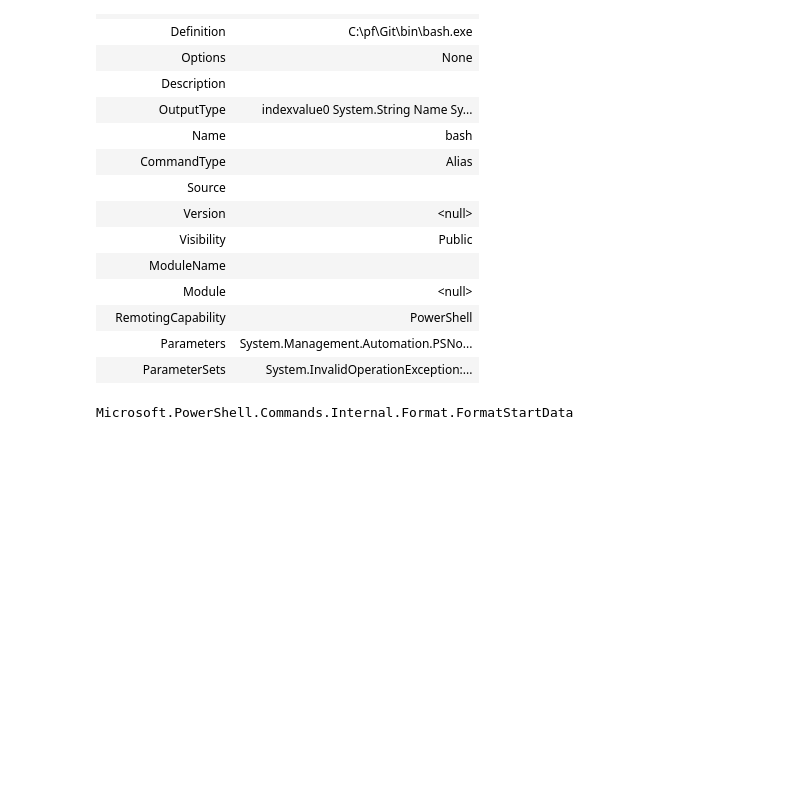
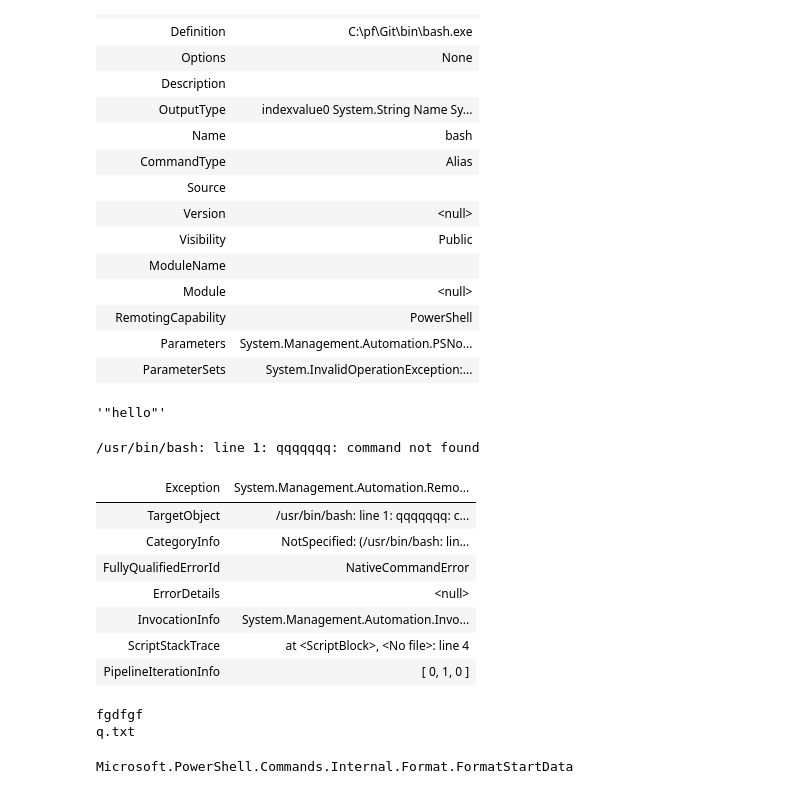
Before and after one commit to digital-gardens/Martin-Milan, a Jupyter notebook: powershell-f8/stackoverflow-676714165--powershell-stripping-double-quotes-from-command-line-arguments---quoting.f8.ipynb, the cells around one changed output. Saved outputs shown, nothing was run; the diff lists cells and outputs as text; code cells hidden in the pictures; blank space fills up the shorter version.

```diff
--- a/powershell-f8/stackoverflow-676714165--powershell-stripping-double-quotes-from-command-line-arguments---quoting.f8.ipynb
+++ b/powershell-f8/stackoverflow-676714165--powershell-stripping-double-quotes-from-command-line-arguments---quoting.f8.ipynb
@@ -24,3 +24,29 @@ bash
 | RemotingCapability | PowerShell |
 | Parameters | System.Management.Automation.PSNo... |
 | ParameterSets | System.InvalidOperationException:... |
+# %%
+C:\Pf\Git\usr\bin\echo.exe   --%   '"hello"'
+# %% [output]
+'"hello"'
+# %%
+
+
+#not -c -
+echo qqqqqqq | C:\Pf\Git\bin\bash.exe  # --%  -c '-'
+# %% [output]
+/usr/bin/bash: line 1: qqqqqqq: command not found
+| Exception | System.Management.Automation.Remo... |
+| TargetObject | /usr/bin/bash: line 1: qqqqqqq: c... |
+| CategoryInfo | NotSpecified: (/usr/bin/bash: lin... |
+| FullyQualifiedErrorId | NativeCommandError |
+| ErrorDetails | <null> |
+| InvocationInfo | System.Management.Automation.Invo... |
+| ScriptStackTrace | at <ScriptBlock>, <No file>: line 4 |
+| PipelineIterationInfo | [ 0, 1, 0 ] |
+# %%
+echo ' echo fgdfgf
+
+echo q.txt '  |C:\Pf\Git\usr\bin\dos2unix.exe | C:\Pf\Git\bin\bash.exe
+# %% [output]
+fgdfgf
+q.txt
```
Also changed, not shown: parts of 9 cells of this notebook, 1 other file.
